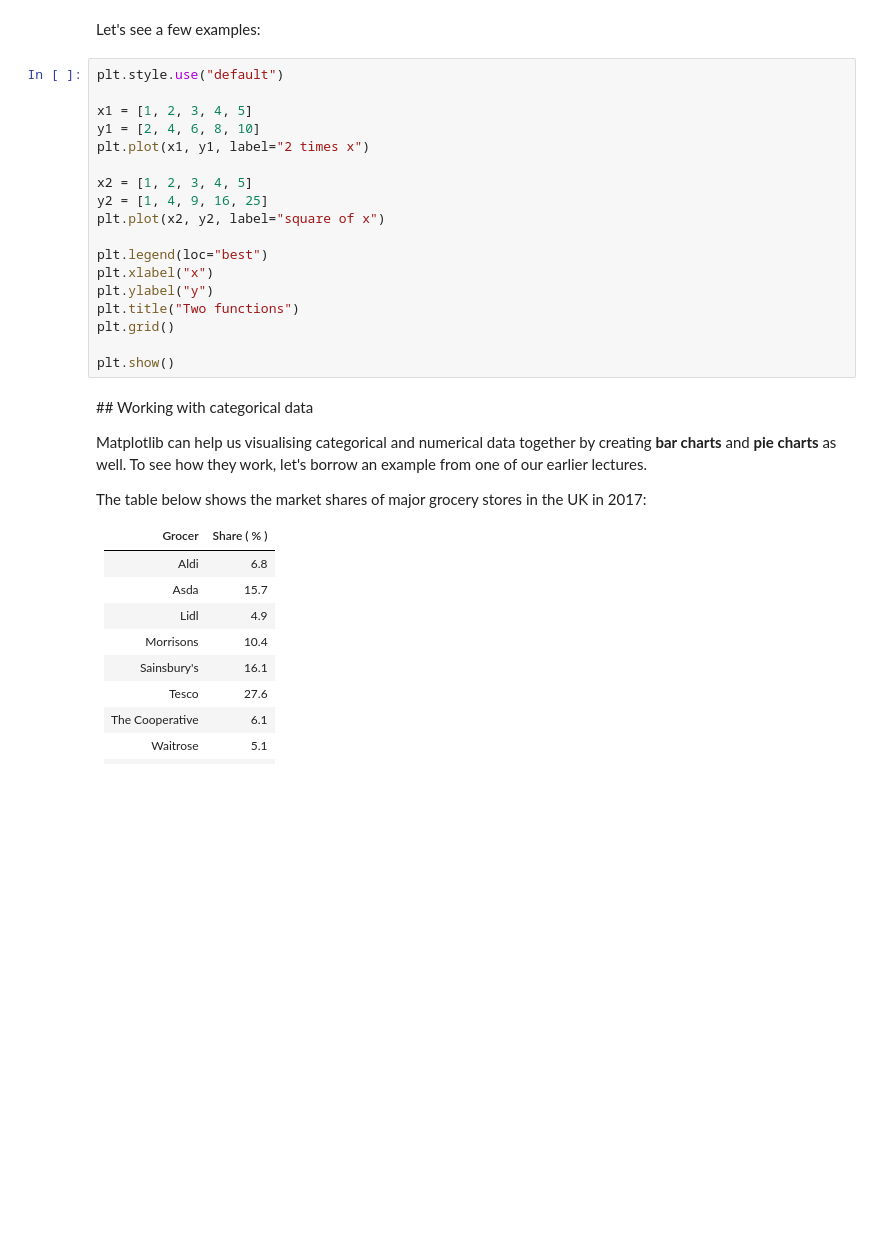
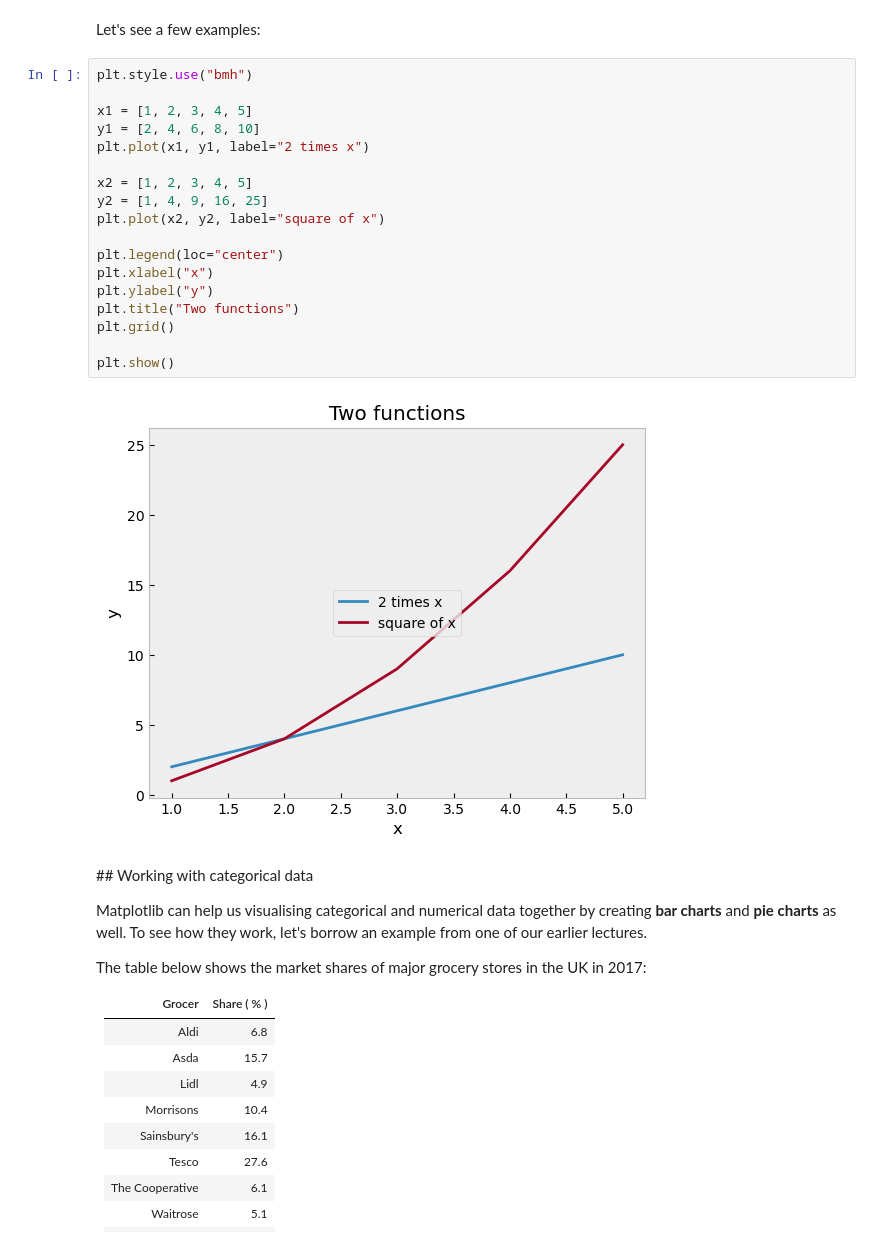
Before and after one commit to xtawfnhdx/ZiRuPythonWork, a Jupyter notebook: Part11/852L1-DataCoding-Lecture10.ipynb, the cells around one changed output. Drawn from its saved outputs; the diff is of its cells as text; blank space fills up the shorter version.

```diff
--- a/Part11/852L1-DataCoding-Lecture10.ipynb
+++ b/Part11/852L1-DataCoding-Lecture10.ipynb
@@ -314,23 +346,25 @@ print(plt.style.available)
 # %% [markdown]
 Let's see a few examples:
 # %%
-plt.style.use("default")
+plt.style.use("bmh")
 
 x1 = [1, 2, 3, 4, 5]
 y1 = [2, 4, 6, 8, 10]
 plt.plot(x1, y1, label="2 times x")
 
 x2 = [1, 2, 3, 4, 5]
 y2 = [1, 4, 9, 16, 25]
 plt.plot(x2, y2, label="square of x")
 
-plt.legend(loc="best")
+plt.legend(loc="center")
 plt.xlabel("x")
 plt.ylabel("y")
 plt.title("Two functions")
 plt.grid()
 
 plt.show()
+# %% [output]
+[figure, added]
 # %% [markdown]
 ## Working with categorical data
 
```
Also changed, not shown: parts of 14 cells of this notebook, 14 other files.
